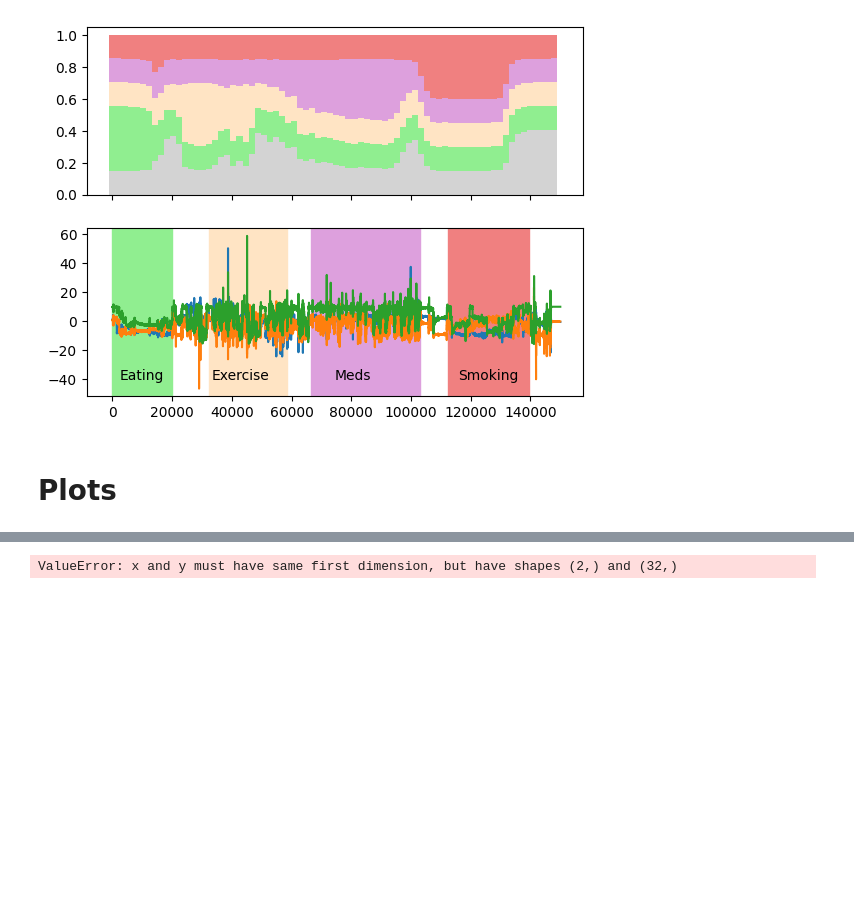
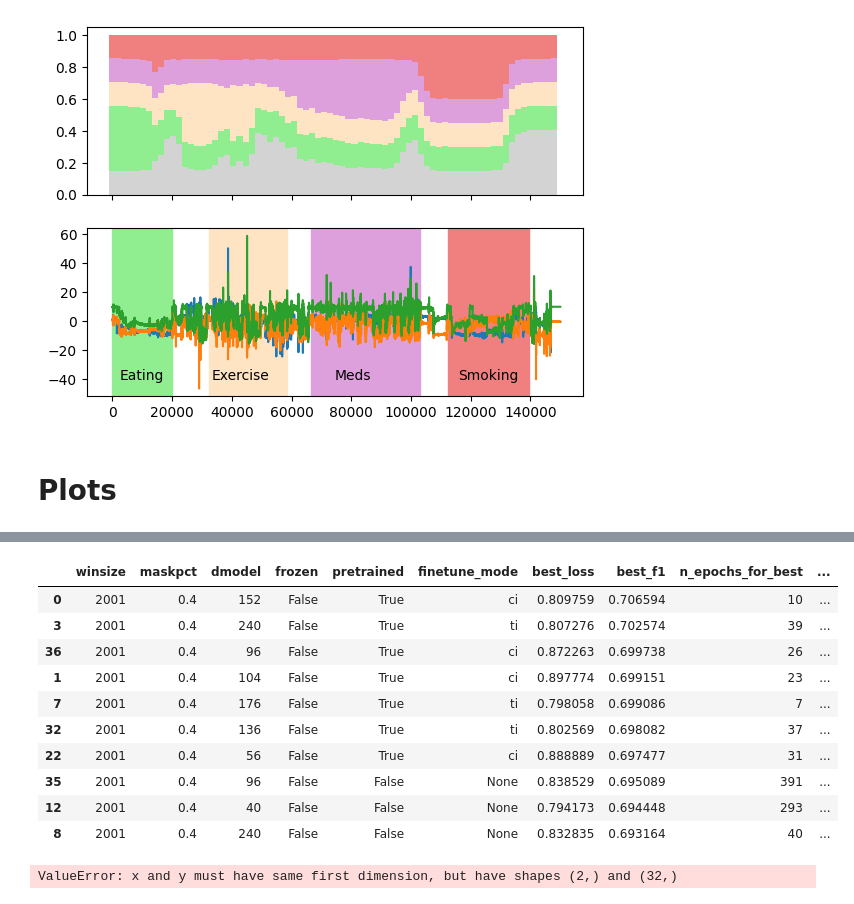
Before and after one commit to Musa-Azeem/eating-detection, a Jupyter notebook: encoderclassifier.ipynb, the cells around one changed output, grey strips where cells are left out. Saved outputs shown, nothing was run; the diff lists cells and outputs as text; code cells hidden in the pictures; blank space fills up the shorter version.

```diff
--- a/encoderclassifier.ipynb
+++ b/encoderclassifier.ipynb
@@ -347,3 +345,17 @@ df
+# %%
+df[df['nparams'] < 1e6].sort_values('best_f1', ascending=False).head(10)
+# %% [output]
+|  | winsize | maskpct | dmodel | frozen | pretrained | finetune_mode | best_loss | best_f1 | n_epochs_for_best | ... |
+| 0 | 2001 | 0.4 | 152 | False | True | ci | 0.809759 | 0.706594 | 10 | ... |
+| 3 | 2001 | 0.4 | 240 | False | True | ti | 0.807276 | 0.702574 | 39 | ... |
+| 36 | 2001 | 0.4 | 96 | False | True | ci | 0.872263 | 0.699738 | 26 | ... |
+| 1 | 2001 | 0.4 | 104 | False | True | ci | 0.897774 | 0.699151 | 23 | ... |
+| 7 | 2001 | 0.4 | 176 | False | True | ti | 0.798058 | 0.699086 | 7 | ... |
+| 32 | 2001 | 0.4 | 136 | False | True | ti | 0.802569 | 0.698082 | 37 | ... |
+| 22 | 2001 | 0.4 | 56 | False | True | ci | 0.888889 | 0.697477 | 31 | ... |
+| 35 | 2001 | 0.4 | 96 | False | False | None | 0.838529 | 0.695089 | 391 | ... |
+| 12 | 2001 | 0.4 | 40 | False | False | None | 0.794173 | 0.694448 | 293 | ... |
+| 8 | 2001 | 0.4 | 240 | False | False | None | 0.832835 | 0.693164 | 40 | ... |
 # %%
 fig = plt.figure(figsize=(10,5))
 ax = fig.add_subplot(1,1,1)
```
Also changed, not shown: parts of 2 cells of this notebook, 5 other files.
